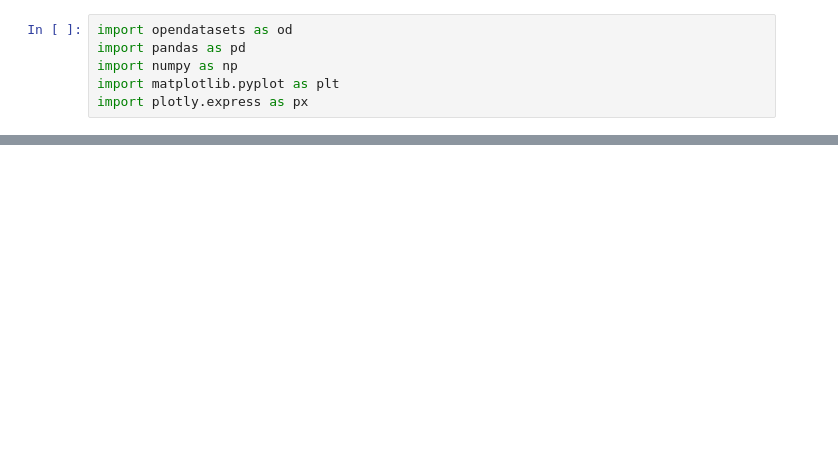
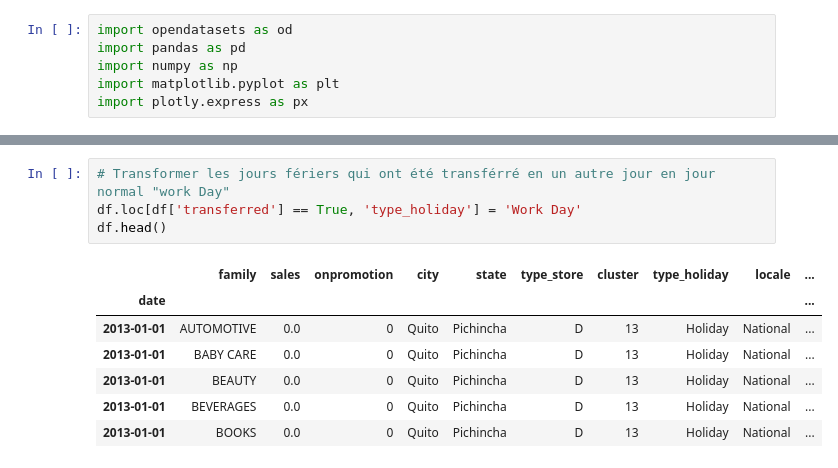
Before and after one commit to Pyroxene889/Store-Sales, a Jupyter notebook: sales.ipynb, the cells around one changed output, grey strips where cells are left out. Cells and saved outputs as stored; diff of their text form; blank space fills up the shorter version.

```diff
--- a/sales.ipynb
+++ b/sales.ipynb
@@ -144,0 +104,12 @@ memory usage: 2.2+ MB
+# %%
+# Transformer les jours fériers qui ont été transférré en un autre jour en jour normal "work Day"
+df.loc[df['transferred'] == True, 'type_holiday'] = 'Work Day'
+df.head()
+# %% [output]
+|  | family | sales | onpromotion | city | state | type_store | cluster | type_holiday | locale | ... |
+| date |  |  |  |  |  |  |  |  |  | ... |
+| 2013-01-01 | AUTOMOTIVE | 0.0 | 0 | Quito | Pichincha | D | 13 | Holiday | National | ... |
+| 2013-01-01 | BABY CARE | 0.0 | 0 | Quito | Pichincha | D | 13 | Holiday | National | ... |
+| 2013-01-01 | BEAUTY | 0.0 | 0 | Quito | Pichincha | D | 13 | Holiday | National | ... |
+| 2013-01-01 | BEVERAGES | 0.0 | 0 | Quito | Pichincha | D | 13 | Holiday | National | ... |
+| 2013-01-01 | BOOKS | 0.0 | 0 | Quito | Pichincha | D | 13 | Holiday | National | ... |
```
Also changed, not shown: parts of 28 cells of this notebook.
